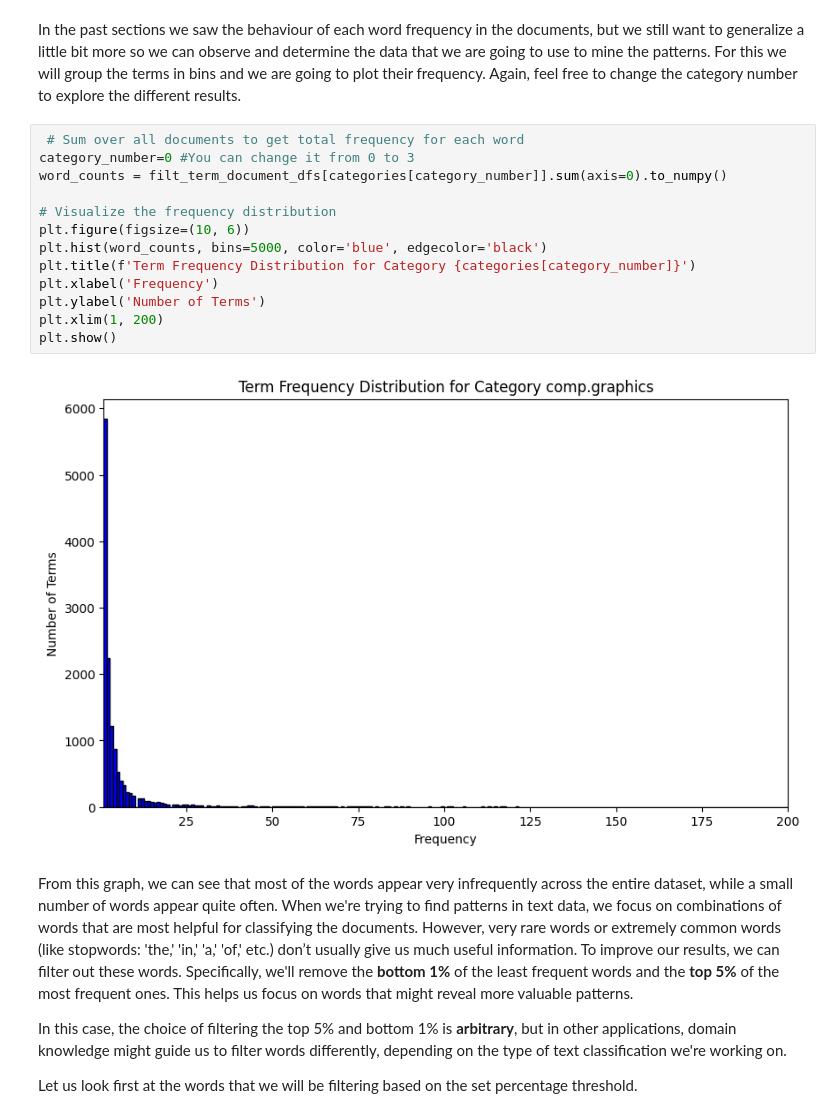
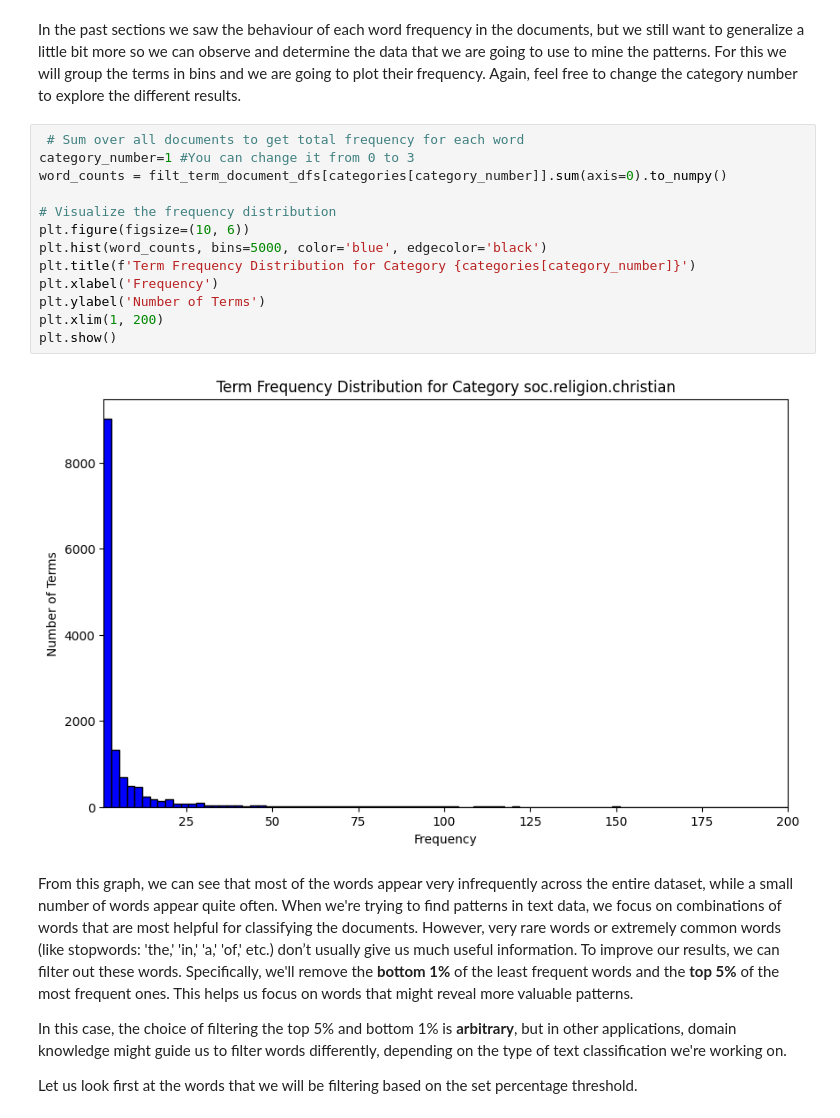
Before and after one commit to chiajungchang2003/DM2025-Lab1-Exercise, a Jupyter notebook: DM2025-Lab1-Master.ipynb, the cells around one changed output. Saved outputs shown, nothing was run; the diff lists cells and outputs as text.

```diff
--- a/DM2025-Lab1-Master.ipynb
+++ b/DM2025-Lab1-Master.ipynb
@@ -1409,19 +1406,19 @@ Now we can see the number of unique words per category based on the column numbe
 In the past sections we saw the behaviour of each word frequency in the documents, but we still want to generalize a little bit more so we can observe and determine the data that we are going to use to mine the patterns. For this we will group the terms in bins and we are going to plot their frequency. Again, feel free to change the category number to explore the different results.
 # %%
  # Sum over all documents to get total frequency for each word
-category_number=0 #You can change it from 0 to 3
+category_number=1 #You can change it from 0 to 3
 word_counts = filt_term_document_dfs[categories[category_number]].sum(axis=0).to_numpy()
 
 # Visualize the frequency distribution
 plt.figure(figsize=(10, 6))
 plt.hist(word_counts, bins=5000, color='blue', edgecolor='black')
 plt.title(f'Term Frequency Distribution for Category {categories[category_number]}')
 plt.xlabel('Frequency')
 plt.ylabel('Number of Terms')
 plt.xlim(1, 200)
 plt.show()
 # %% [output]
-[figure, old version]
+[figure, new version]
 # %% [markdown]
 From this graph, we can see that most of the words appear very infrequently across the entire dataset, while a small number of words appear quite often. When we're trying to find patterns in text data, we focus on combinations of words that are most helpful for classifying the documents. However, very rare words or extremely common words (like stopwords: 'the,' 'in,' 'a,' 'of,' etc.) don’t usually give us much useful information. To improve our results, we can filter out these words. Specifically, we'll remove the **bottom 1%** of the least frequent words and the **top 5%** of the most frequent ones. This helps us focus on words that might reveal more valuable patterns.
 
```
Also changed, not shown: parts of 8 cells of this notebook, 1 other file.
